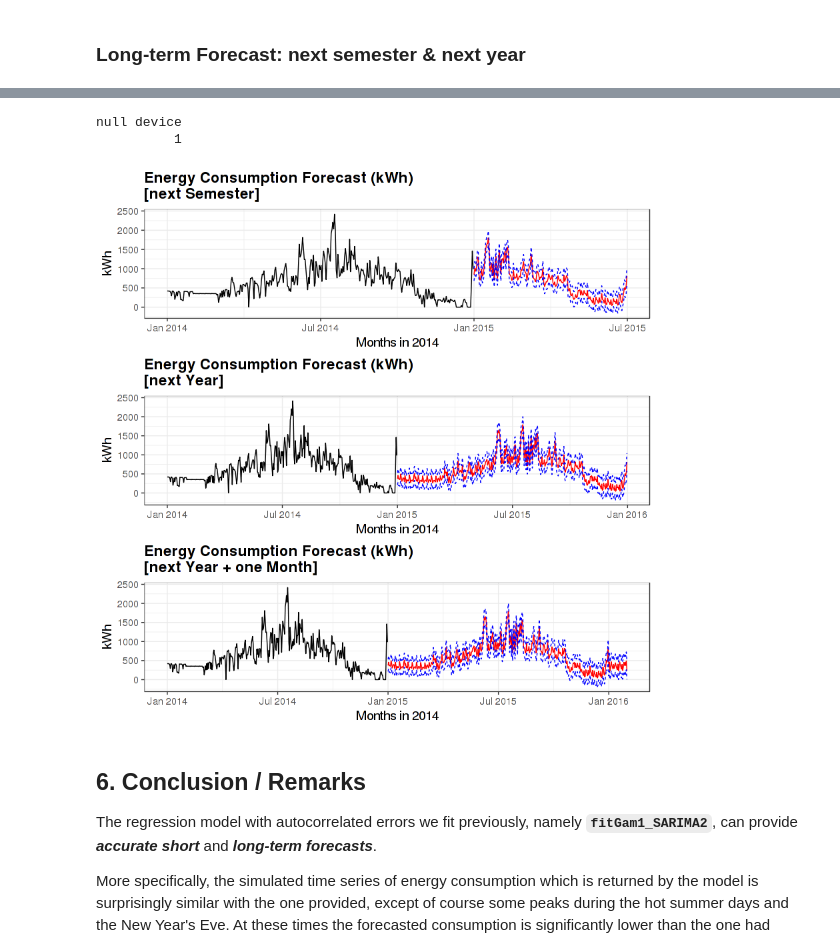
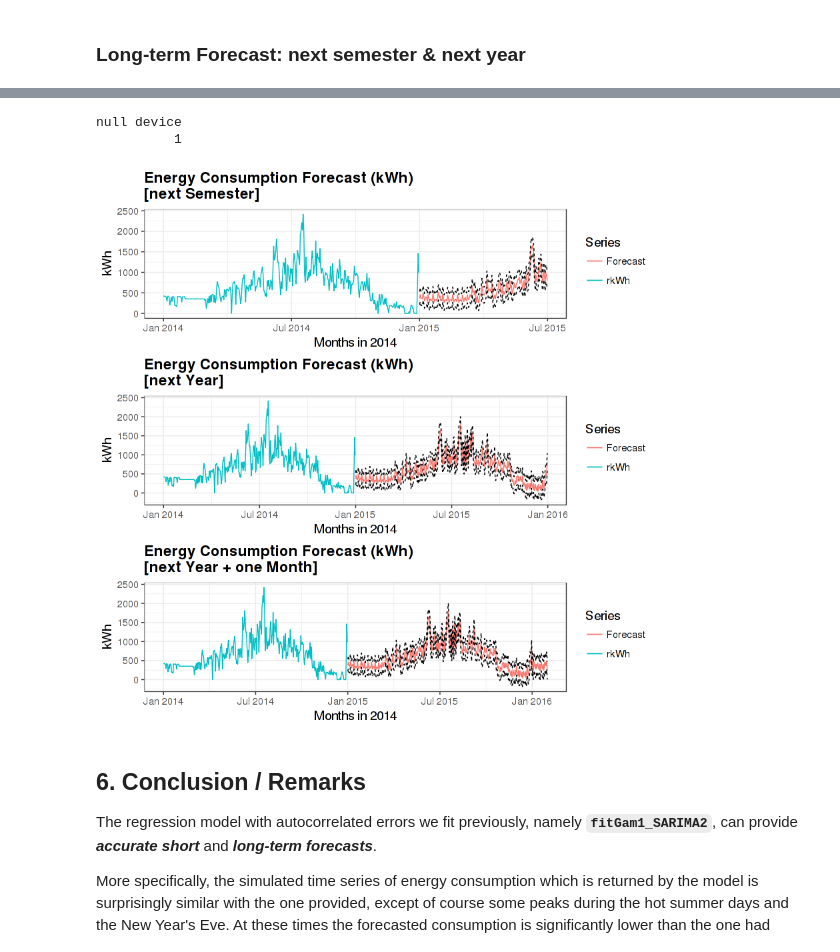
Before and after one commit to tgrammat/ML-Data_Challenges, a Jupyter notebook: Energy-Analytics/Prediction of Energy Consumption [using R (ggplot2)].ipynb, the cells around one changed output, grey strips where cells are left out. Cells and saved outputs as stored; diff of their text form; code cells hidden in the pictures.

Commit message:
Energy Analytics: Forecast of Energy Consumption (correction of forecast plots)

```diff
--- a/Energy-Analytics/Prediction of Energy Consumption [using R (ggplot2)].ipynb
+++ b/Energy-Analytics/Prediction of Energy Consumption [using R (ggplot2)].ipynb
@@ -970,59 +974,59 @@ pushViewport(viewport(layout = grid.layout(3,1, widths=unit(1,'npc'), heights=un
 
 # Next Semester
 nAhead = 183
-fore <- predict(fitGam1_SARIMA2, n.ahead = nAhead, newxreg = tail(XReg,n=nAhead), prediction.interval = TRUE)
+fore <- predict(fitGam1_SARIMA2, n.ahead = nAhead, newxreg = XReg, prediction.interval = TRUE)
 # DataFrame of Actual and Predicted Energy Consumption (kWh)
-predDF <- data.frame(cbind(date=c(index(rkWh),index(fore$pred)),
-                           rkwh=c(rkWh, rep(NA,length(index(fore$pred)))),
-                           pred=c(rep(NA,length(index(rkWh))), melt(fore$pred)$value),
-                           se=c(rep(NA, length(index(rkWh))), melt(fore$se)$value)))
+predDF <- data.frame(cbind(date=c(index(rkWh),index(fore$pred)[1: nAhead]),
+                           rkwh=c(melt(rkWh)$value, rep(NA, nAhead)),
+                           pred=c(rep(NA,length(index(rkWh))), melt(fore$pred)$value[1: nAhead]),
+                           se=c(rep(NA, length(index(rkWh))), melt(fore$se)$value[1: nAhead])))
 fig1 <- (ggplot(predDF, aes(date)) +
-             geom_line(aes(y=rkwh, colour='rkWh'),colour='black') +
-             geom_line(aes(y=pred, colour='Forecast'), linetype='solid', colour='red') +
-             geom_line(aes(y=pred+se), linetype='dashed', colour='blue') +
-             geom_line(aes(y=pred-se), linetype='dashed', colour='blue') +
-             theme(legend.position = c(0.9,0.9), legend.justification=c(0.5, 1)) +
-             #theme(plot.margin = unit.c(unit(5.5, 'pt'), unit(-10,'pt'), unit(-10,'pt'), unit(5.5,'pt'))) +
+             geom_line(aes(y=rkwh, colour='rkWh')) +
+             geom_line(aes(y=pred, colour='Forecast'), linetype='solid') +
+             geom_line(aes(y=pred+se), linetype='dashed') +
+             geom_line(aes(y=pred-se), linetype='dashed') +
+             #theme(legend.position = c(0.9,0.9), legend.justification=c(0.5, 1),
+             #      legend.background = element_blank()) +
              labs(title='Energy Consumption Forecast (kWh)\n[next Semester]',
-                  x='Months in 2014', y='kWh') +
+                  x='Months in 2014', y='kWh', colour='Series') +
              scale_x_yearmon())
 
 # Next Year
 nAhead = 365
-fore <- predict(fitGam1_SARIMA2, n.ahead = nAhead, newxreg = tail(XReg,n=nAhead), prediction.interval = TRUE)
+fore <- predict(fitGam1_SARIMA2, n.ahead = nAhead, newxreg = XReg, prediction.interval = TRUE)
 # DataFrame of Actual and Predicted Energy Consumption (kWh)
-predDF <- data.frame(cbind(date=c(index(rkWh),index(fore$pred)),
-                           rkwh=c(rkWh, rep(NA,length(index(fore$pred)))),
-                           pred=c(rep(NA,length(index(rkWh))), melt(fore$pred)$value),
-                           se=c(rep(NA, length(index(rkWh))), melt(fore$se)$value)))
+predDF <- data.frame(cbind(date=c(index(rkWh),index(fore$pred)[1: nAhead]),
+                           rkwh=c(melt(rkWh)$value, rep(NA, nAhead)),
+                           pred=c(rep(NA,length(index(rkWh))), melt(fore$pred)$value[1: nAhead]),
+                           se=c(rep(NA, length(index(rkWh))), melt(fore$se)$value[1: nAhead])))
 fig2 <- (ggplot(predDF, aes(date)) +
-             geom_line(aes(y=rkwh, colour='rkWh'),colour='black') +
-             geom_line(aes(y=pred, colour='Forecast'), linetype='solid', colour='red') +
-             geom_line(aes(y=pred+se), linetype='dashed', colour='blue') +
-             geom_line(aes(y=pred-se), linetype='dashed', colour='blue') +
-             theme(legend.position = c(0.9,0.9), legend.justification=c(0.5, 1)) +
-             #theme(plot.margin = unit.c(unit(5.5, 'pt'), unit(-10,'pt'), unit(-10,'pt'), unit(5.5,'pt'))) +
+             geom_line(aes(y=rkwh, colour='rkWh')) +
+             geom_line(aes(y=pred, colour='Forecast'), linetype='solid') +
+             geom_line(aes(y=pred+se), linetype='dashed') +
+             geom_line(aes(y=pred-se), linetype='dashed') +
+             #theme(legend.position = c(0.9,0.9), legend.justification=c(0.5, 1),
+             #      legend.background=element_blank()) +
              labs(title='Energy Consumption Forecast (kWh)\n[next Year]',
-                  x='Months in 2014', y='kWh') +
+                  x='Months in 2014', y='kWh', colour='Series') +
              scale_x_yearmon())
 
 # Next Year + One Month
 nAhead = 365 + 31
-fore <- predict(fitGam1_SARIMA2, n.ahead = nAhead, newxreg = tail(XReg,n=nAhead), prediction.interval = TRUE)
+fore <- predict(fitGam1_SARIMA2, n.ahead = nAhead, newxreg = XReg, prediction.interval = TRUE)
 # DataFrame of Actual and Predicted Energy Consumption (kWh)
-predDF <- data.frame(cbind(date=c(index(rkWh),index(fore$pred)),
-                           rkwh=c(rkWh, rep(NA,length(index(fore$pred)))),
-                           pred=c(rep(NA,length(index(rkWh))), melt(fore$pred)$value),
-                           se=c(rep(NA, length(index(rkWh))), melt(fore$se)$value)))
+predDF <- data.frame(cbind(date=c(index(rkWh),index(fore$pred)[1: nAhead]),
+                           rkwh=c(melt(rkWh)$value, rep(NA, nAhead)),
+                           pred=c(rep(NA,length(index(rkWh))), melt(fore$pred)$value[1: nAhead]),
+                           se=c(rep(NA, length(index(rkWh))), melt(fore$se)$value[1: nAhead])))
 fig3 <- (ggplot(predDF, aes(date)) +
-             geom_line(aes(y=rkwh, colour='rkWh'),colour='black') +
-             geom_line(aes(y=pred, colour='Forecast'), linetype='solid', colour='red') +
-             geom_line(aes(y=pred+se), linetype='dashed', colour='blue') +
-             geom_line(aes(y=pred-se), linetype='dashed', colour='blue') +
-             theme(legend.position = c(0.9,0.9), legend.justification=c(0.5, 1)) +
-             #theme(plot.margin = unit.c(unit(5.5, 'pt'), unit(-10,'pt'), unit(-10,'pt'), unit(5.5,'pt'))) +
+             geom_line(aes(y=rkwh, colour='rkWh')) +
+             geom_line(aes(y=pred, colour='Forecast'), linetype='solid') +
+             geom_line(aes(y=pred+se), linetype='dashed') +
+             geom_line(aes(y=pred-se), linetype='dashed') +
+             #theme(legend.position = c(0.9,0.9), legend.justification=c(0.5, 1),
+             #      legend.background=element_blank()) +
              labs(title='Energy Consumption Forecast (kWh)\n[next Year + one Month]',
-                  x='Months in 2014', y='kWh') +
+                  x='Months in 2014', y='kWh', colour='Series') +
              scale_x_yearmon())
 
 # Print the plots in the pre-defined Viewport
@@ -1035,19 +1040,19 @@ Warning message in z[[1L]] + xm:
 “longer object length is not a multiple of shorter object length”Warning message:
 “Removed 183 rows containing missing values (geom_path).”Warning message:
 “Removed 365 rows containing missing values (geom_path).”Warning message:
 “Removed 365 rows containing missing values (geom_path).”Warning message:
 “Removed 365 rows containing missing values (geom_path).”Warning message:
 “Removed 365 rows containing missing values (geom_path).”Warning message:
 “Removed 365 rows containing missing values (geom_path).”Warning message:
 “Removed 365 rows containing missing values (geom_path).”Warning message:
 “Removed 365 rows containing missing values (geom_path).”Warning message:
 “Removed 396 rows containing missing values (geom_path).”Warning message:
 “Removed 365 rows containing missing values (geom_path).”Warning message:
 “Removed 365 rows containing missing values (geom_path).”Warning message:
 “Removed 365 rows containing missing values (geom_path).”
 null device
           1
-[figure, old version]
+[figure, new version]
 # %% [markdown]
 ## 6. Conclusion / Remarks
 
```
Also changed, not shown: parts of 4 cells of this notebook.
